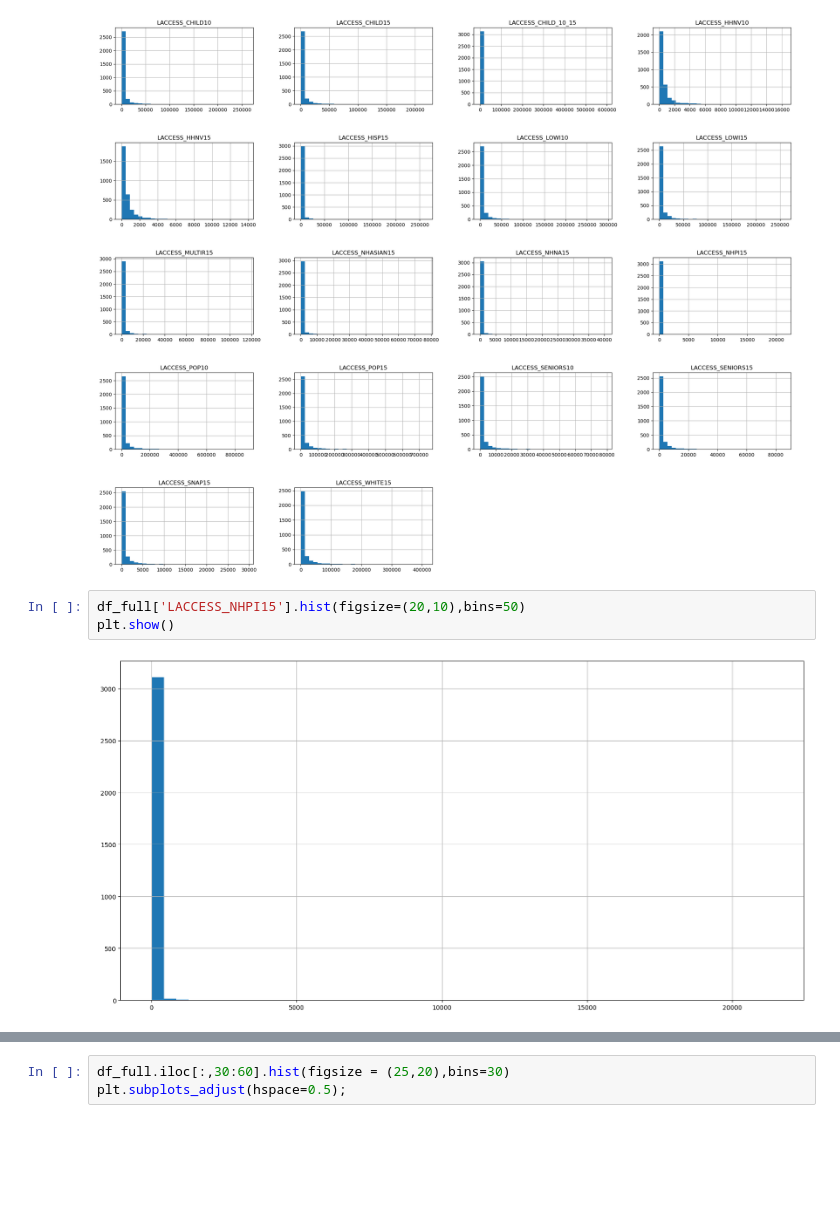
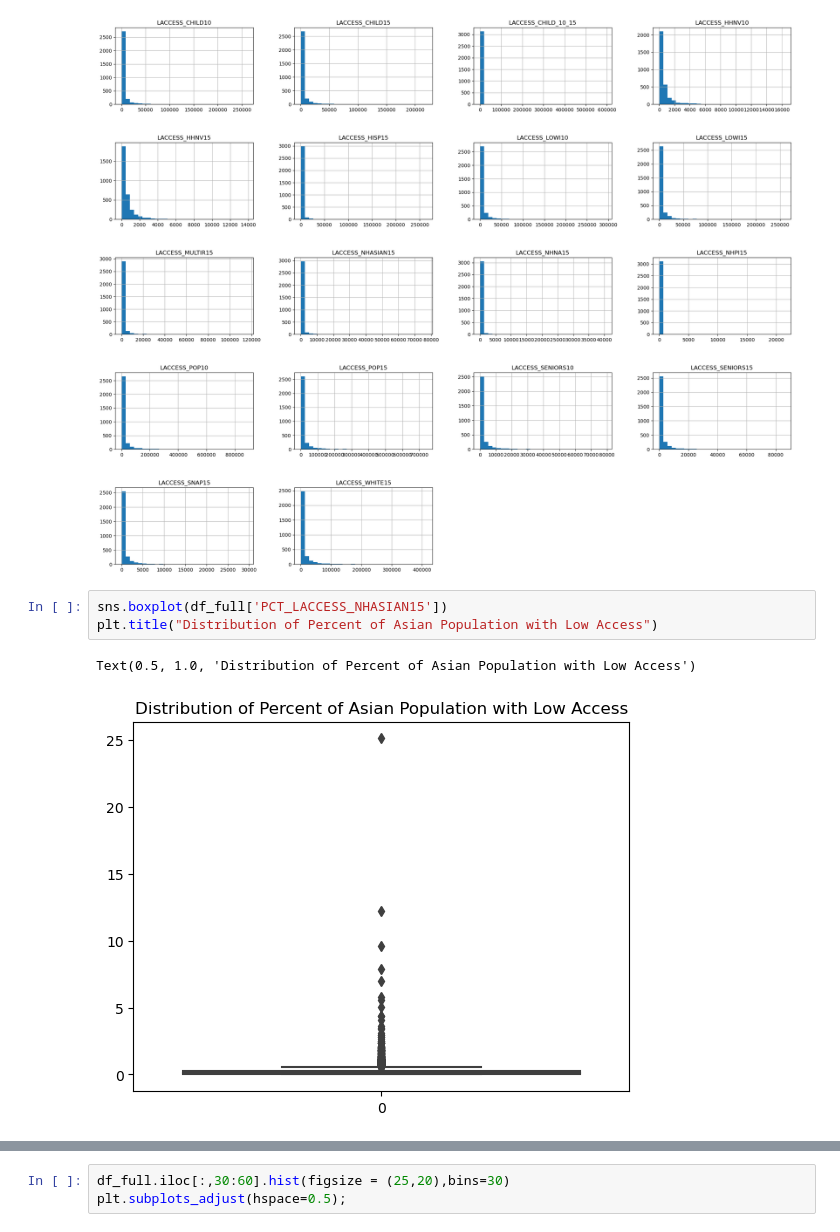
Before and after one commit to gabbycjames/DataScience_Capstone, a Jupyter notebook: DataWrangling.ipynb, the cells around one changed output, grey strips where cells are left out. Saved outputs shown, nothing was run; the diff lists cells and outputs as text; blank space fills up the shorter version.

```diff
--- a/DataWrangling.ipynb
+++ b/DataWrangling.ipynb
@@ -795,8 +788,9 @@ df_full.iloc[:,7:25].hist(figsize = (25,20),bins=30)
 plt.subplots_adjust(hspace=0.5);
 # %% [output]
 [figure]
-# %%
-df_full['LACCESS_NHPI15'].hist(figsize=(20,10),bins=50)
-plt.show()
-# %% [output]
-[figure, removed]
+# %%
+sns.boxplot(df_full['PCT_LACCESS_NHASIAN15'])
+plt.title("Distribution of Percent of Asian Population with Low Access")
+# %% [output]
+Text(0.5, 1.0, 'Distribution of Percent of Asian Population with Low Access')
+[figure, new version]
```
Also changed, not shown: parts of 10 cells of this notebook.
